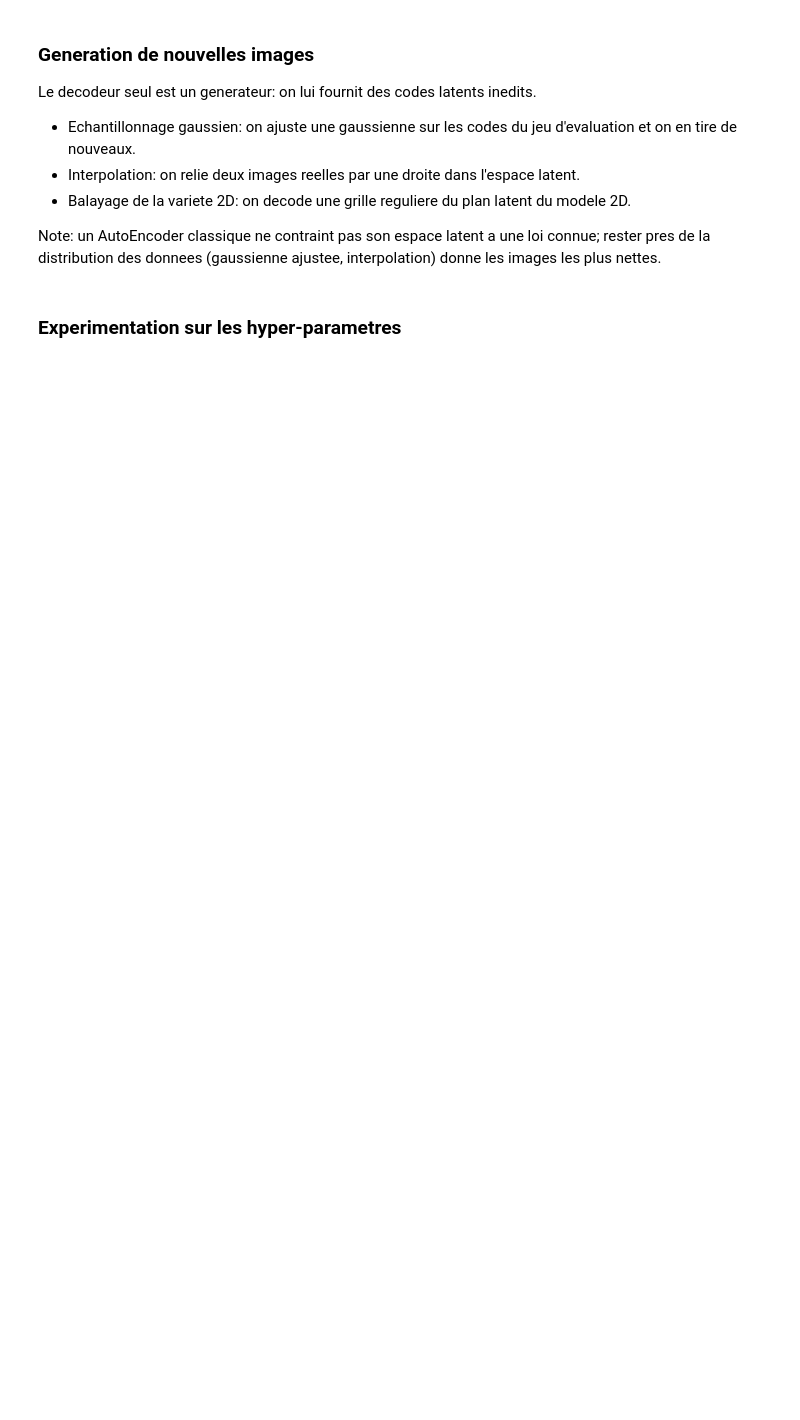
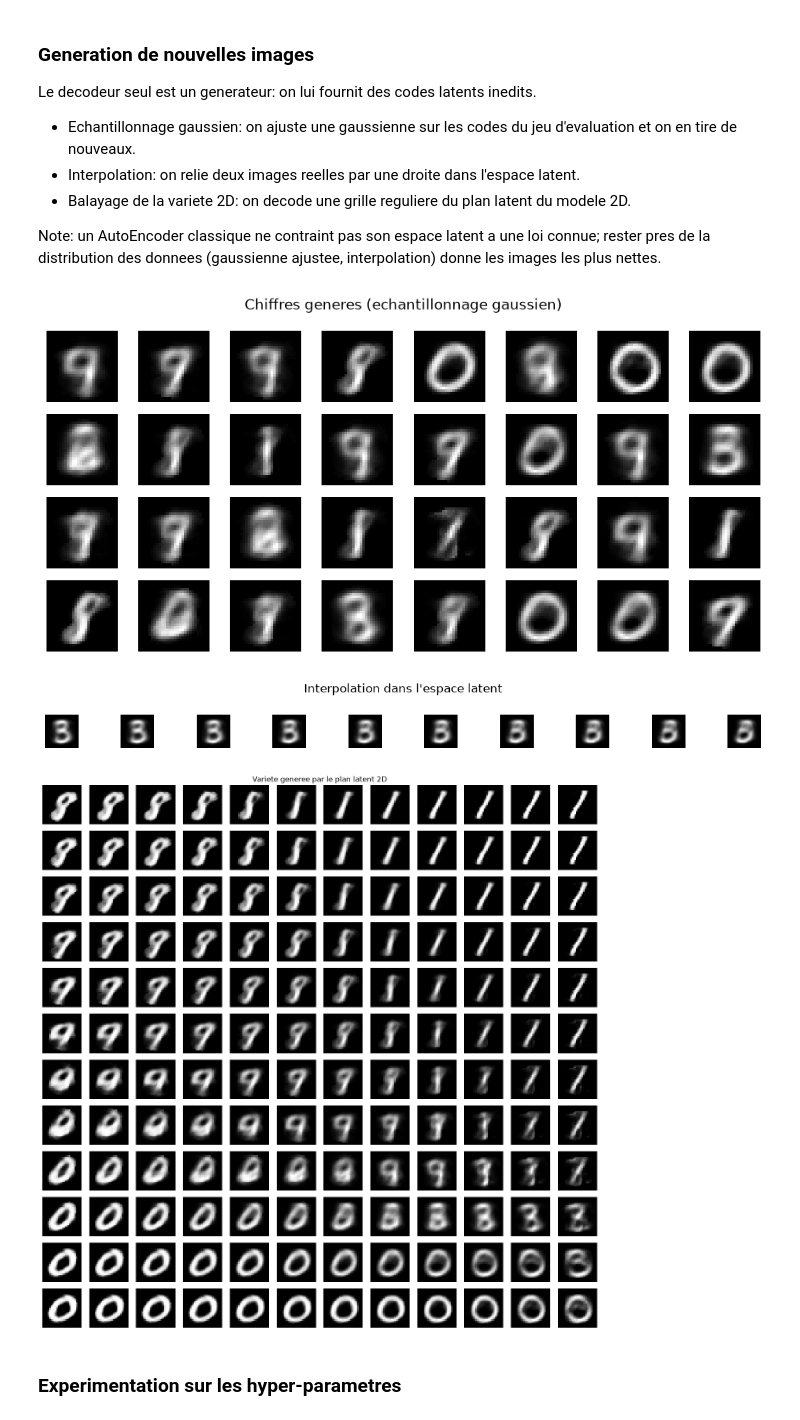
Before and after one commit to magicAyyub/unsupervised, a Jupyter notebook: notebooks/03_autoencoder.ipynb, the cells around one changed output. Saved outputs shown, nothing was run; the diff lists cells and outputs as text; code cells hidden in the pictures; blank space fills up the shorter version.

```diff
--- a/notebooks/03_autoencoder.ipynb
+++ b/notebooks/03_autoencoder.ipynb
@@ -155,22 +177,26 @@ Note: un AutoEncoder classique ne contraint pas son espace latent a une loi conn
 # %%
 # Echantillonnage gaussien
 new_codes = sample_gaussian_latent(mnist_latent.array, n_samples=32)
 generated = mnist_model.decode(Latent(array=new_codes, nature="continuous"))
 show_image_grid(generated, MNIST_SHAPE, nrow=4, ncol=8, title="Chiffres generes (echantillonnage gaussien)")
 
 # Interpolation entre deux images
 path = interpolate_latent(mnist_latent.array[0], mnist_latent.array[1], steps=10)
 morph = mnist_model.decode(Latent(array=path, nature="continuous"))
 show_image_grid(morph, MNIST_SHAPE, nrow=1, ncol=10, title="Interpolation dans l'espace latent")
 
 # Balayage du latent
-lo, hi = mnist_latent.min(axis=0), mnist_latent.max(axis=0)
+lo, hi = mnist_latent.array.min(axis=0), mnist_latent.array.max(axis=0)
 grid_axis = 12
 xs = np.linspace(lo[0], hi[0], grid_axis)
 ys = np.linspace(hi[1], lo[1], grid_axis)
 grid = np.array([[x, y] for y in ys for x in xs], dtype=np.float32)
 manifold = mnist_model.decode(Latent(array=grid, nature="continuous"))
 show_image_grid(manifold, MNIST_SHAPE, nrow=grid_axis, ncol=grid_axis, title="Variete generee par le plan latent 2D")
+# %% [output]
+[figure, added]
+[figure, added]
+[figure, added]
 # %% [markdown]
 ### Experimentation sur les hyper-parametres
 # %%
```
Also changed, not shown: parts of 14 cells of this notebook.
